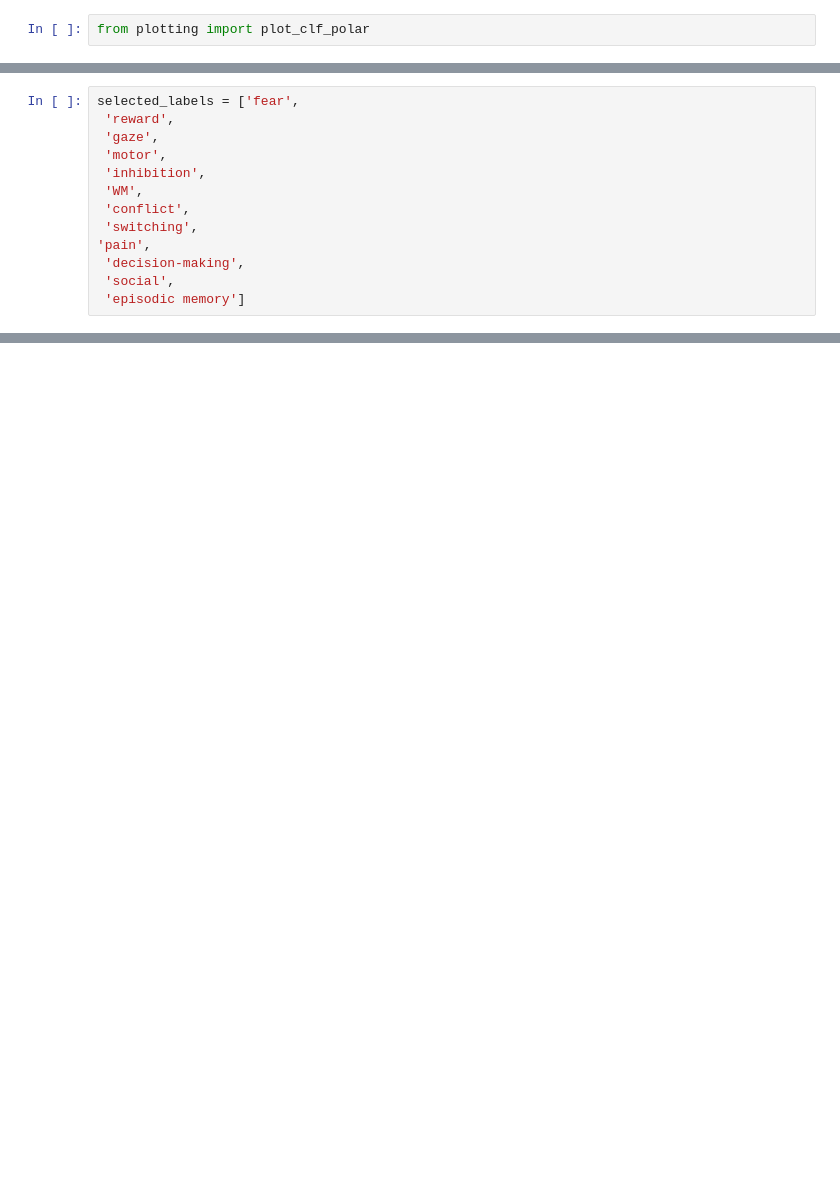
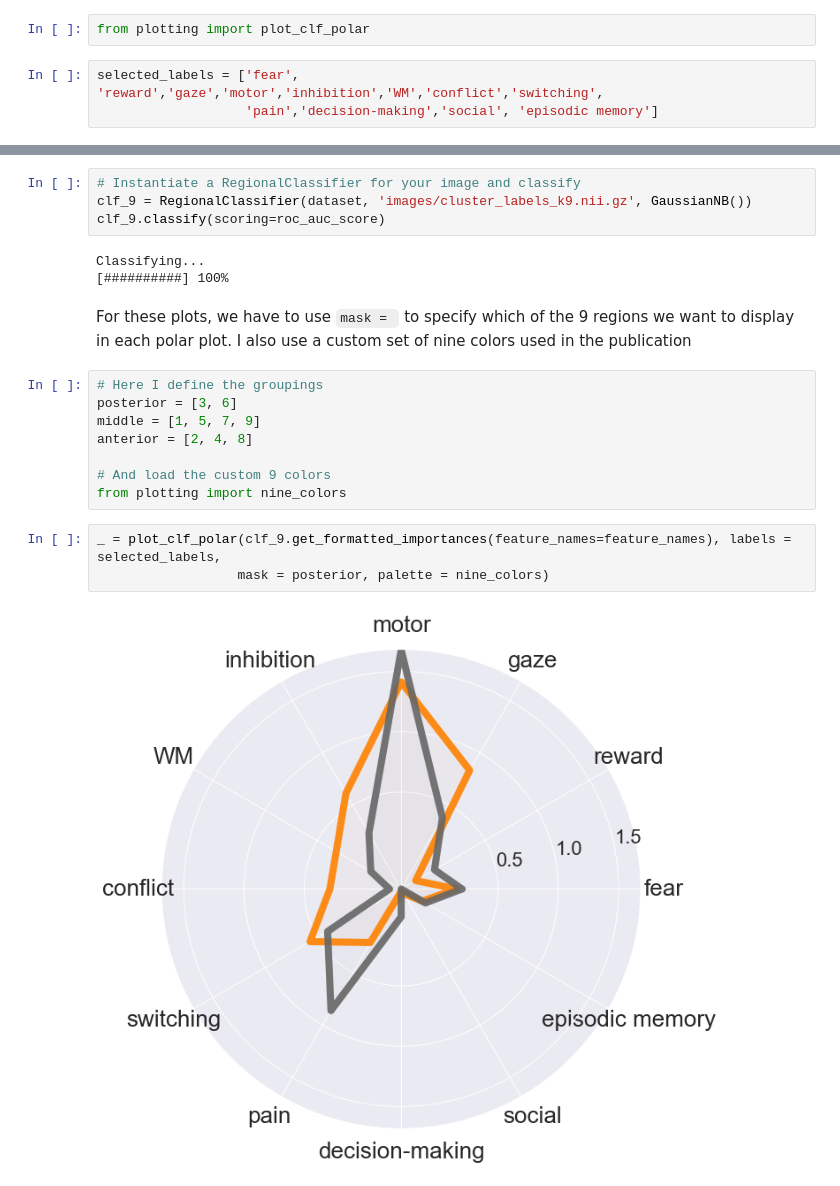
Before and after one commit to adelavega/neurosynth-mfc, a Jupyter notebook: Functional preference profiles.ipynb, the cells around one changed output, grey strips where cells are left out. Cells and saved outputs as stored; diff of their text form; blank space fills up the shorter version.

Commit message:
Updated with notebooks, and all plots are functional

```diff
--- a/Functional preference profiles.ipynb
+++ b/Functional preference profiles.ipynb
@@ -21,2 +48,5 @@ feature_nicknames = pd.merge(pd.DataFrame(clf.feature_names, columns=['topic_nam
 # %%
 from plotting import plot_clf_polar
+# %%
+selected_labels = ['fear', 'reward','gaze','motor','inhibition','WM','conflict','switching',
+                   'pain','decision-making','social', 'episodic memory']
@@ -27,14 +63 @@ _ = plot_clf_polar(clf, n_top=4, reorder=True, feature_names = feature_nicknames
 [figure]
-# %%
-selected_labels = ['fear',
- 'reward',
- 'gaze',
- 'motor',
- 'inhibition',
- 'WM',
- 'conflict',
- 'switching',
-'pain',
- 'decision-making',
- 'social',
- 'episodic memory']
@@ -44,0 +88,22 @@ _ = plot_clf_polar(clf, n_top=4, reorder=False, feature_names = feature_nickname
+# %%
+# Instantiate a RegionalClassifier for your image and classify
+clf_9 = RegionalClassifier(dataset, 'images/cluster_labels_k9.nii.gz', GaussianNB())
+clf_9.classify(scoring=roc_auc_score)
+# %% [output]
+Classifying...
+[##########] 100%
+# %% [markdown]
+For these plots, we have to use `mask = ` to specify which of the 9 regions we want to display in each polar plot. I also use a custom set of nine colors used in the publication
+# %%
+# Here I define the groupings
+posterior = [3, 6]
+middle = [1, 5, 7, 9]
+anterior = [2, 4, 8]
+
+# And load the custom 9 colors
+from plotting import nine_colors
+# %%
+_ = plot_clf_polar(clf_9.get_formatted_importances(feature_names=feature_names), labels = selected_labels,
+                  mask = posterior, palette = nine_colors)
+# %% [output]
+[figure, added]
```
Also changed, not shown: parts of 22 cells of this notebook, 6 other files.
